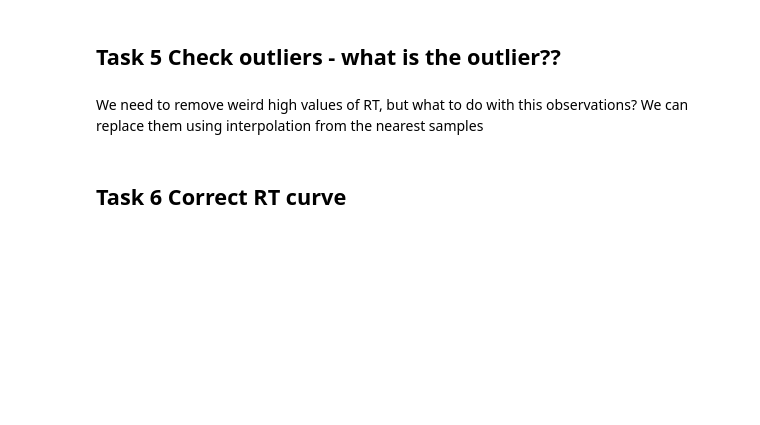
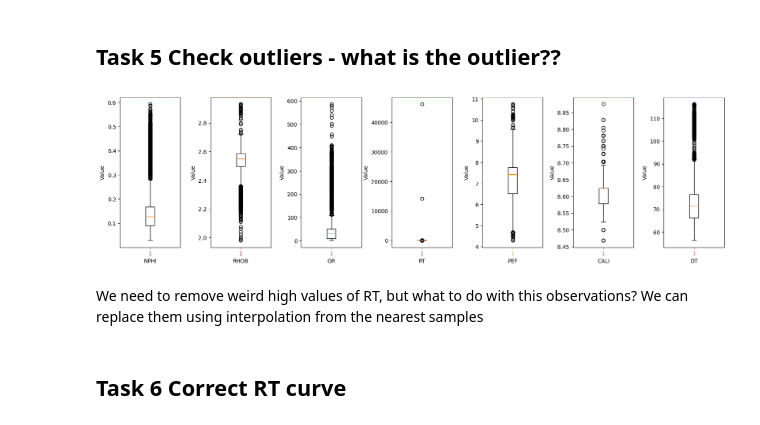
Before and after one commit to klklaudia/AI, a Jupyter notebook: AI/ML/LabKlasteryzacjaII.ipynb, the cells around one changed output. Saved outputs shown, nothing was run; the diff lists cells and outputs as text; code cells hidden in the pictures; blank space fills up the shorter version.

```diff
--- a/AI/ML/LabKlasteryzacjaII.ipynb
+++ b/AI/ML/LabKlasteryzacjaII.ipynb
@@ -97,17 +111,19 @@ here
 ## Task 5 Check outliers - what is the outlier??
 # %%
 # Set up the plot axes similar as before but use the gig size 20,5
-fig, axs = plt.subplots(ncols="""put sth here""", figsize=(20,5), """put sth here"""=dict(wspace=0.5))
+fig, axs = plt.subplots(ncols=7, figsize=(20,5), gridspec_kw=dict(wspace=0.5))
 
 # write a loop function similar as abowe
 
-for """put sth here""", """put sth here""" in """put sth here""":
+for i, col in enumerate(df.columns):
     axs[i].boxplot(df[col])
     axs[i].set_xlabel(col)
     axs[i].set_ylabel("Value")
-    axs[i].tick_params(axis='x', colors=colors["""put sth here"""])
-    axs[i].spines["top"].set_edgecolor(colors["""put sth here"""])
-    axs[i].title.set_color(colors["""put sth here"""])
+    axs[i].tick_params(axis='x', colors=colors[i])
+    axs[i].spines["top"].set_edgecolor(colors[i])
+    axs[i].title.set_color(colors[i])
+# %% [output]
+[figure, added]
 # %% [markdown]
 We need to remove weird high values of RT, but what to do with this observations? We can replace them using interpolation from the nearest samples
 # %% [markdown]
```
Also changed, not shown: parts of 38 cells of this notebook, 1 other file.
